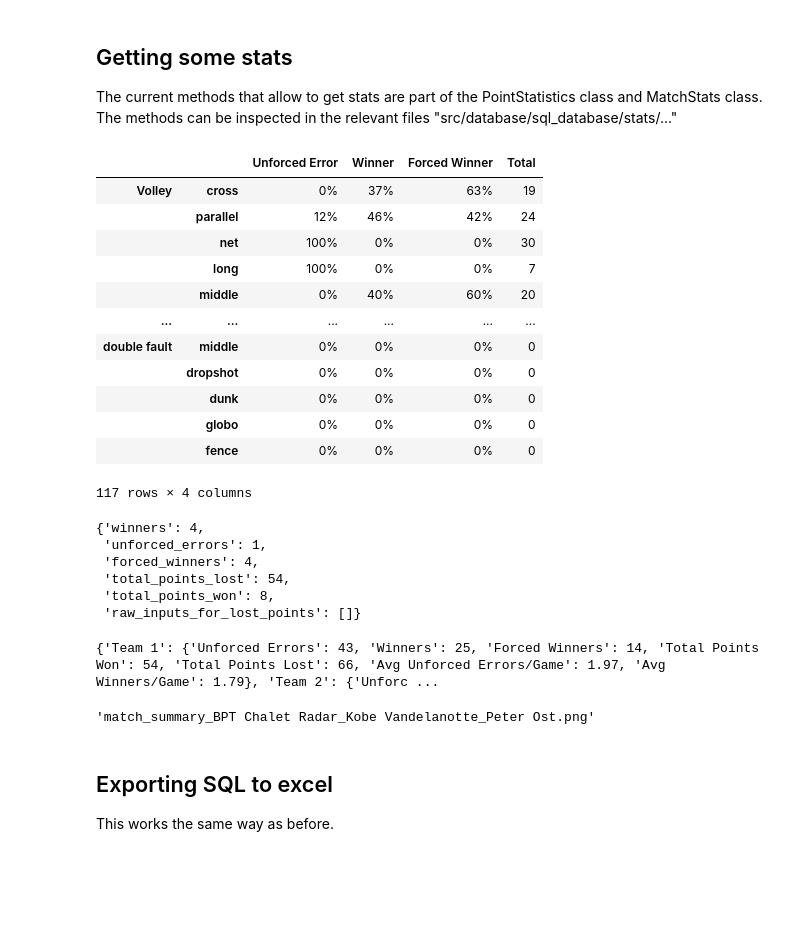
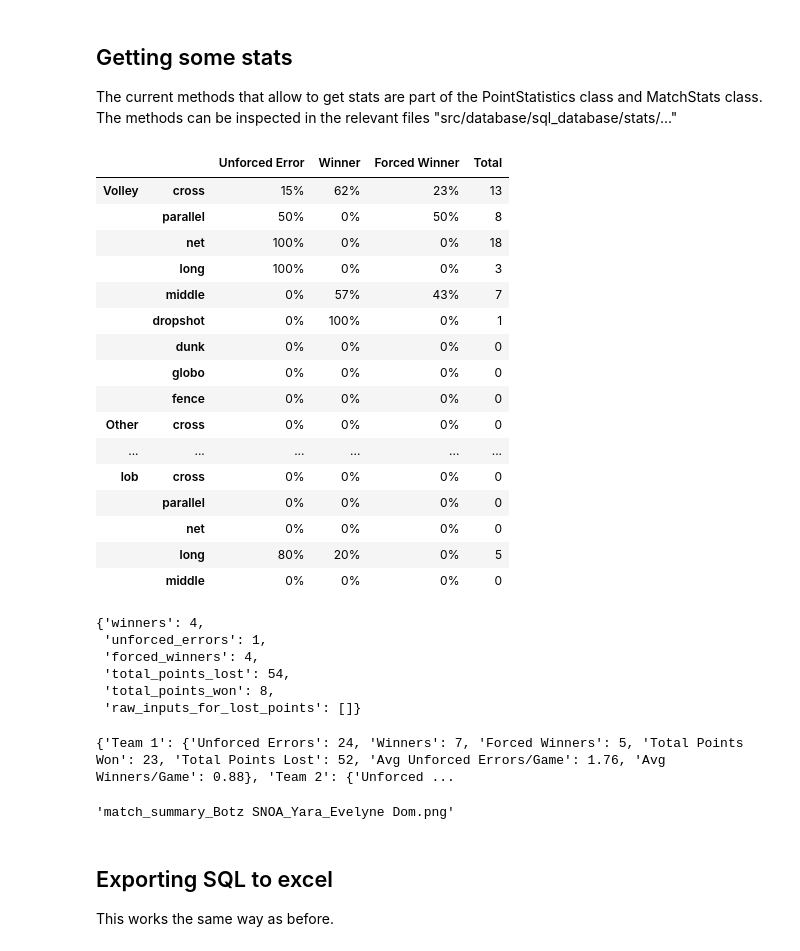
Before and after one commit to kobebryant432/PyPadel, a Jupyter notebook: db_tutorial.ipynb, the cells around one changed output. Cells and saved outputs as stored; diff of their text form; code cells hidden in the pictures; blank space fills up the shorter version.

```diff
--- a/db_tutorial.ipynb
+++ b/db_tutorial.ipynb
@@ -25,6 +25,6 @@ db = SqlDatabase.init_from_existing(db_filename=db_path/"padel_matches.db")
 # %% [markdown]
 ## Making a new SqlDatabase from an excel file with matches data
 # %%
-db_tutorial = SqlDatabase(name="test5")
+db_tutorial = SqlDatabase(name="test")
 db_tutorial.load_db(file=xlsx_path/"FullDB.xlsx")
 # %% [output]
@@ -79,6 +91,7 @@ class MockMatch:
         self.type = 1
         self.raw_input = ["4whivc","1wbhvp","3whivc","2whdvm"]
         self.sets_score = "6-0,6-0"
+        self.adv_game = True
 
 m = MockMatch()
 db_tutorial.add_match(m=m, cat='P10')
@@ -135,25 +148,29 @@ A 1/2 Final match in BPT Odrimont on 2023-02-05 between Nick Braet/Andy De Bruij
 
 The current methods that allow to get stats are part of the PointStatistics class and MatchStats class. The methods can be inspected in the relevant files "src/database/sql_database/stats/..."
 # %%
-db_tutorial.player_manager.stats.point_stats.get_shot_direction_distribution(player_name="Florian Vandelanotte", as_percentage=True)
+db_tutorial.player_manager.stats.point_stats.get_shot_direction_distribution(player_name="Kobe Vandelanotte", as_percentage=True).head(50)
 
 # note that it is possible to look at a specific match by its id or the most n recent matches
 # db_new.player_manager.stats.point_stats.get_shot_direction_distribution(player_name="Florian Vandelanotte", as_percentage=True, match_id=2)
 # db_new.player_manager.stats.point_stats.get_shot_direction_distribution(player_name="Florian Vandelanotte", as_percentage=True, recent_n=5)
 # %% [output]
 |  |  | Unforced Error | Winner | Forced Winner | Total |
-| Volley | cross | 0% | 37% | 63% | 19 |
-|  | parallel | 12% | 46% | 42% | 24 |
-|  | net | 100% | 0% | 0% | 30 |
-|  | long | 100% | 0% | 0% | 7 |
-|  | middle | 0% | 40% | 60% | 20 |
-| ... | ... | ... | ... | ... | ... |
-| double fault | middle | 0% | 0% | 0% | 0 |
-|  | dropshot | 0% | 0% | 0% | 0 |
+| Volley | cross | 15% | 62% | 23% | 13 |
+|  | parallel | 50% | 0% | 50% | 8 |
+|  | net | 100% | 0% | 0% | 18 |
+|  | long | 100% | 0% | 0% | 3 |
+|  | middle | 0% | 57% | 43% | 7 |
+|  | dropshot | 0% | 100% | 0% | 1 |
 |  | dunk | 0% | 0% | 0% | 0 |
 |  | globo | 0% | 0% | 0% | 0 |
 |  | fence | 0% | 0% | 0% | 0 |
+| Other | cross | 0% | 0% | 0% | 0 |
+| ... | ... | ... | ... | ... | ... |
+| lob | cross | 0% | 0% | 0% | 0 |
+|  | parallel | 0% | 0% | 0% | 0 |
+|  | net | 0% | 0% | 0% | 0 |
+|  | long | 80% | 20% | 0% | 5 |
+|  | middle | 0% | 0% | 0% | 0 |
-117 rows × 4 columns
 # %%
 db_tutorial.player_manager.stats.retrieve_point_statistics("Jan Stilten")
 # %% [output]
@@ -164,15 +181,15 @@ db_tutorial.player_manager.stats.retrieve_point_statistics("Jan Stilten")
  'total_points_won': 8,
  'raw_inputs_for_lost_points': []}
 # %%
-match_stats = db_tutorial.get_match_stats(5)
+match_stats = db_tutorial.get_match_stats(21)
 print(match_stats)
 # %% [output]
-{'Team 1': {'Unforced Errors': 43, 'Winners': 25, 'Forced Winners': 14, 'Total Points Won': 54, 'Total Points Lost': 66, 'Avg Unforced Errors/Game': 1.97, 'Avg Winners/Game': 1.79}, 'Team 2': {'Unforc ...
+{'Team 1': {'Unforced Errors': 24, 'Winners': 7, 'Forced Winners': 5, 'Total Points Won': 23, 'Total Points Lost': 52, 'Avg Unforced Errors/Game': 1.76, 'Avg Winners/Game': 0.88}, 'Team 2': {'Unforced ...
 # %%
 # you can also export an (almost pretty) image of the match summary to a file:
-db_tutorial.get_match_stats(match_id=5, img_export=True)
+db_tutorial.get_match_stats(match_id=21, img_export=True)
 # %% [output]
-'match_summary_BPT Chalet Radar_Kobe Vandelanotte_Peter Ost.png'
+'match_summary_Botz SNOA_Yara_Evelyne Dom.png'
 # %% [markdown]
 ## Exporting SQL to excel
 
```
Also changed, not shown: parts of 3 cells of this notebook, 4 other files.
